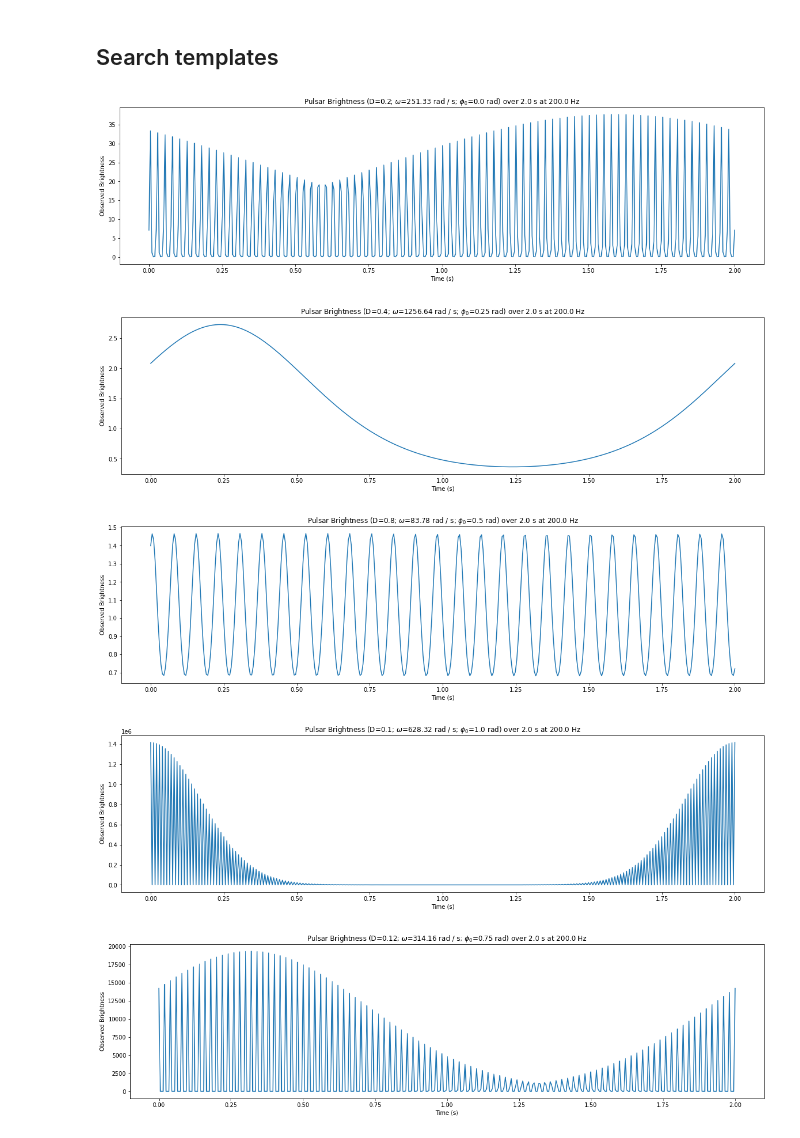
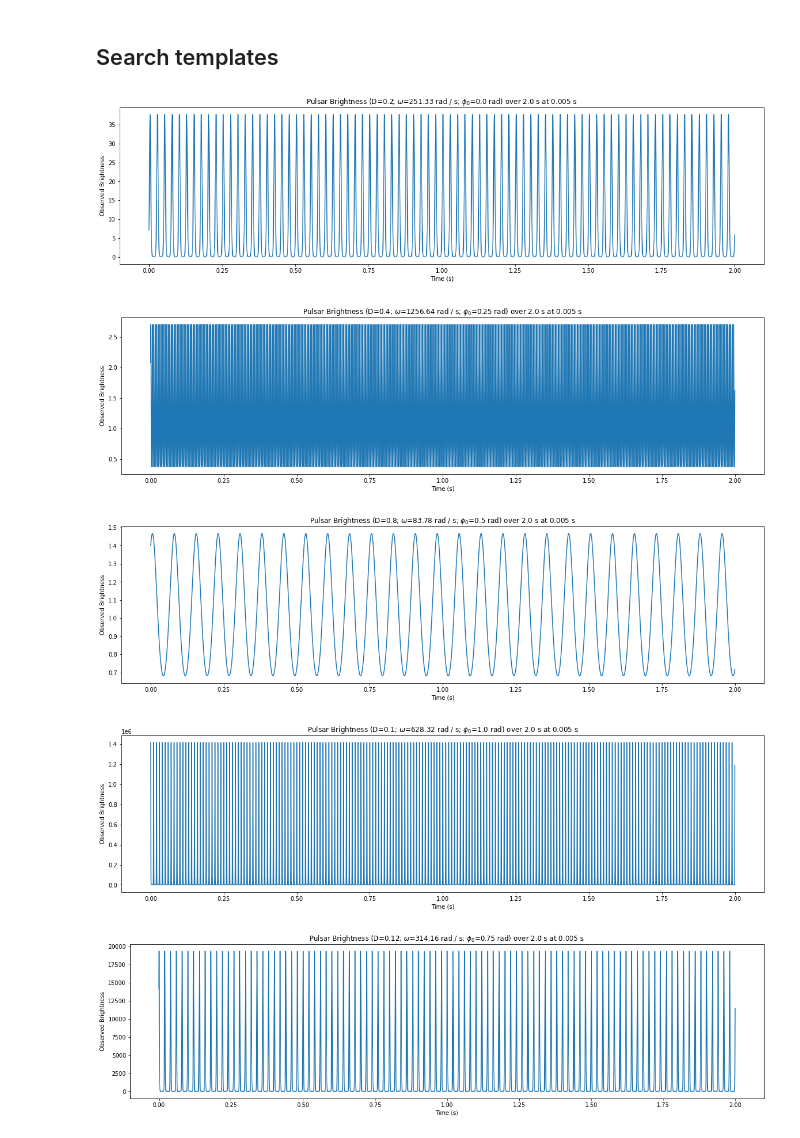
Before and after one commit to louisbranch/cta200_2022, a Jupyter notebook: project/project.ipynb, the cells around one changed output. Drawn from its saved outputs; the diff is of its cells as text; code cells hidden in the pictures.

Commit message:
Fix time series plotting

```diff
--- a/project/project.ipynb
+++ b/project/project.ipynb
@@ -176,21 +194,19 @@ plot_noisy_brightness(time, rate, (0, 0.20))
 ## Search templates
 # %%
 params = pulsar.search_parameters()
-num = int(time * rate)
-timeseries = np.linspace(0, time.value, num) * s
 templates = pulsar.search_templates(timeseries)
 for i, (D, omega, phi) in enumerate(params):
     romega = omega.round(2)
     rphi = phi.round(2)
     plt.plot(timeseries, templates[i])
     plt.xlabel('Time (s)')
     plt.ylabel('Observed Brightness')
     plt.title(fr'Pulsar Brightness (D={D}; $\omega$={romega}; $\phi_0$={rphi})'
     f' over {time} at {rate}')
     plt.show()
 # %% [output]
-[figure, old version]
+[figure, new version]
-[figure, old version]
+[figure, new version]
 [figure]
-[figure, old version]
+[figure, new version]
-[figure, old version]
+[figure, new version]
```
Also changed, not shown: parts of 12 cells of this notebook, 1 other file.
